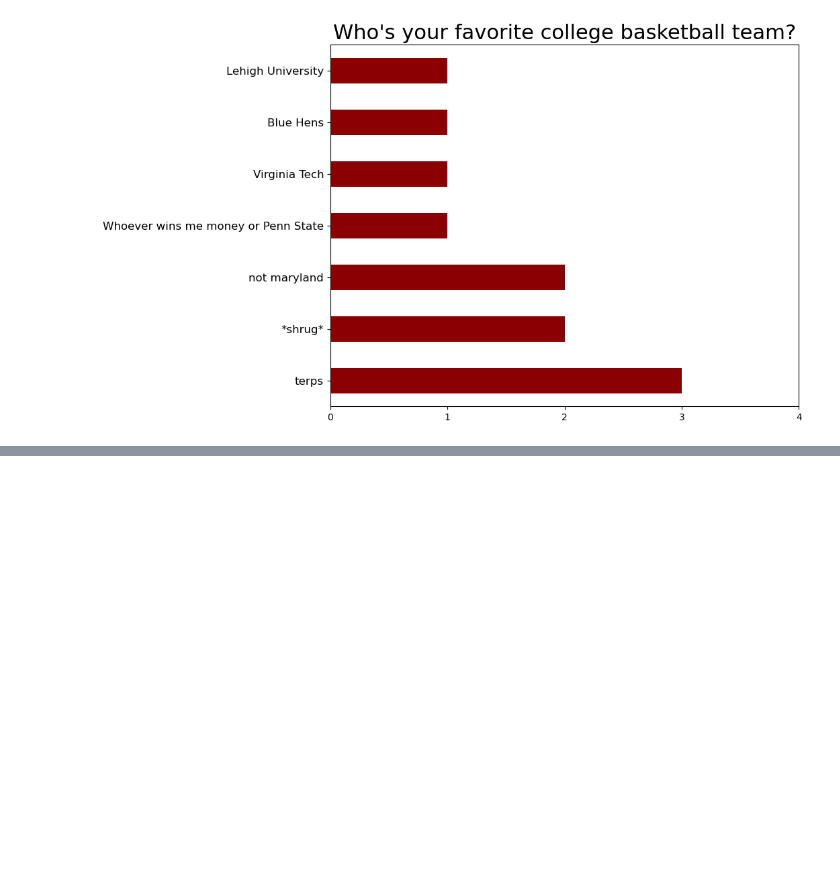
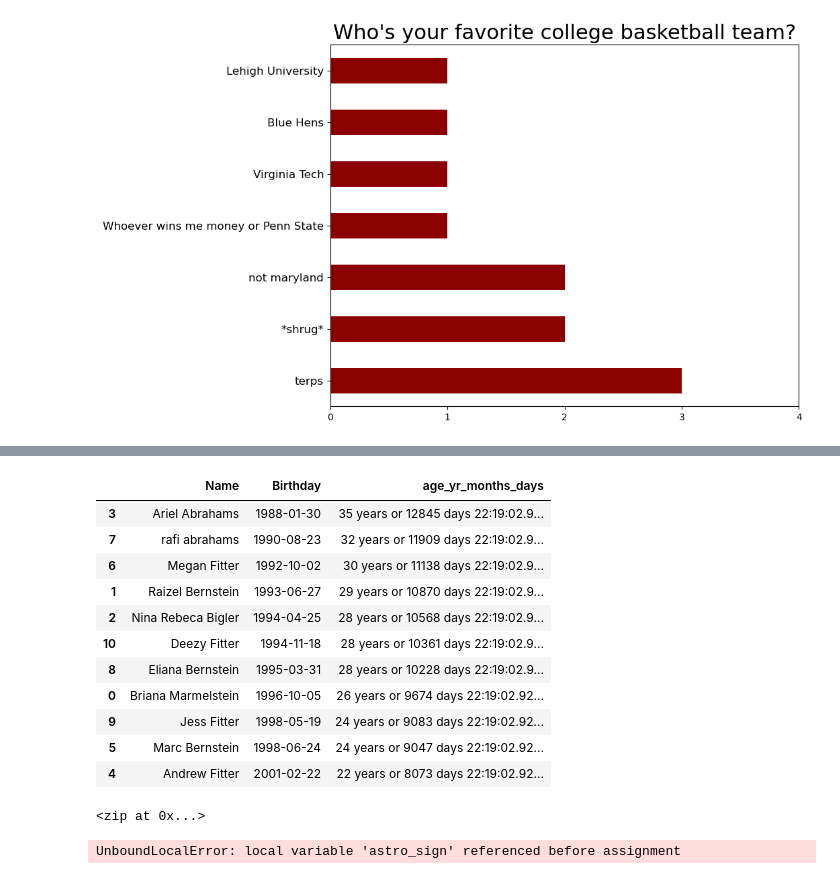
Before and after one commit to MarcBernstein0/raizel-practice-questions, a Jupyter notebook: notebook/family_2023updates.ipynb, the cells around one changed output, grey strips where cells are left out. Cells and saved outputs as stored; diff of their text form; code cells hidden in the pictures; blank space fills up the shorter version.

```diff
--- a/notebook/family_2023updates.ipynb
+++ b/notebook/family_2023updates.ipynb
@@ -131,0 +237,3 @@ Name: Birthday, dtype: object
+# %%
+fam['age_yr_months_days'] = fam["years_old"].astype(str) + ' years or ' + \
+                            fam['age_days'].astype(str) + ' days '
@@ -131,0 +255,23 @@ Name: Birthday, dtype: object
+# %%
+fam[['Name','Birthday','age_yr_months_days']]
+# %% [output]
+|  | Name | Birthday | age_yr_months_days |
+| 3 | Ariel Abrahams | 1988-01-30 | 35 years or 12845 days 22:19:02.9... |
+| 7 | rafi abrahams | 1990-08-23 | 32 years or 11909 days 22:19:02.9... |
+| 6 | Megan Fitter | 1992-10-02 | 30 years or 11138 days 22:19:02.9... |
+| 1 | Raizel Bernstein | 1993-06-27 | 29 years or 10870 days 22:19:02.9... |
+| 2 | Nina Rebeca Bigler | 1994-04-25 | 28 years or 10568 days 22:19:02.9... |
+| 10 | Deezy Fitter | 1994-11-18 | 28 years or 10361 days 22:19:02.9... |
+| 8 | Eliana Bernstein | 1995-03-31 | 28 years or 10228 days 22:19:02.9... |
+| 0 | Briana Marmelstein | 1996-10-05 | 26 years or 9674 days 22:19:02.92... |
+| 9 | Jess Fitter | 1998-05-19 | 24 years or 9083 days 22:19:02.92... |
+| 5 | Marc Bernstein | 1998-06-24 | 24 years or 9047 days 22:19:02.92... |
+| 4 | Andrew Fitter | 2001-02-22 | 22 years or 8073 days 22:19:02.92... |
+# %%
+months = list(fam['Birthday'].dt.month)
+days = list(fam['Birthday'].dt.day)
+names = list(fam['Name'])
+zipped = zip(names, days, months)
+zipped
+# %% [output]
+<zip at 0x...>
@@ -131,0 +309,4 @@ Name: Birthday, dtype: object
+# %%
+zodiac_sign(6, 27)
+# %% [output]
+UnboundLocalError: local variable 'astro_sign' referenced before assignment
```
Also changed, not shown: parts of 25 cells of this notebook.
